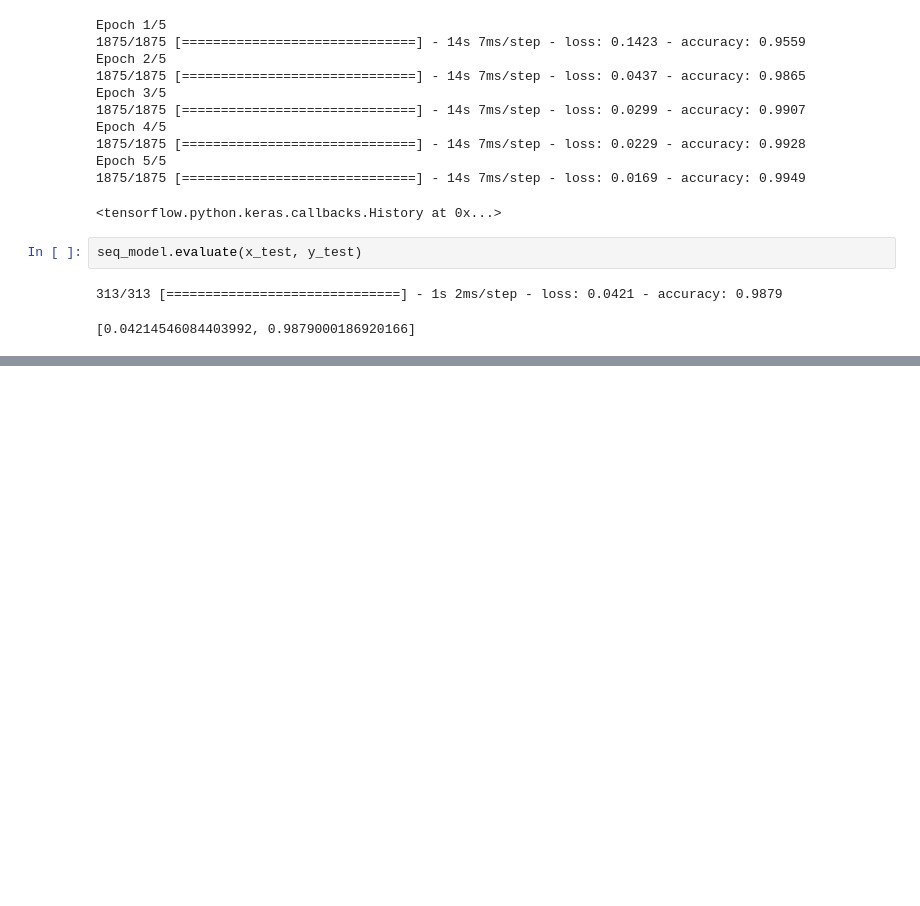
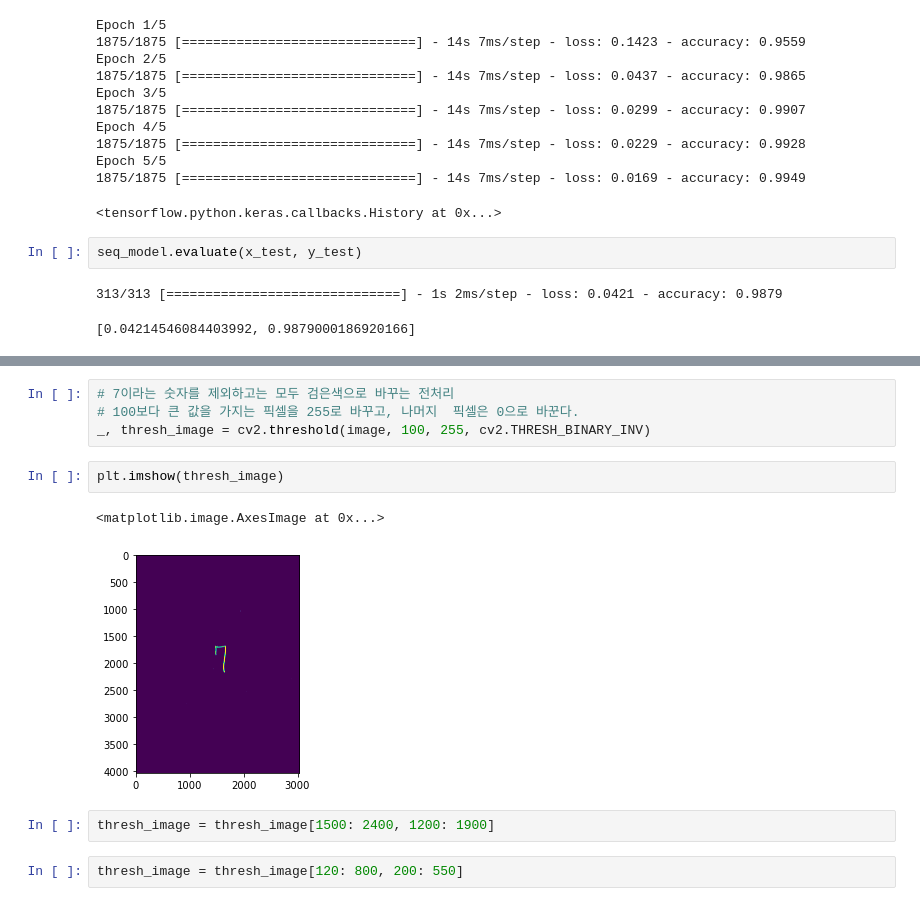
Before and after one commit to chanuuuuu/deep-learning-class, a Jupyter notebook: 3-0. CNN 기본 개념.ipynb, the cells around one changed output, grey strips where cells are left out. Cells and saved outputs as stored; diff of their text form; blank space fills up the shorter version.

```diff
--- a/3-0. CNN 기본 개념.ipynb
+++ b/3-0. CNN 기본 개념.ipynb
@@ -298,0 +698,13 @@ seq_model.evaluate(x_test, y_test)
+# %%
+# 7이라는 숫자를 제외하고는 모두 검은색으로 바꾸는 전처리
+# 100보다 큰 값을 가지는 픽셀을 255로 바꾸고, 나머지  픽셀은 0으로 바꾼다.
+_, thresh_image = cv2.threshold(image, 100, 255, cv2.THRESH_BINARY_INV)
+# %%
+plt.imshow(thresh_image)
+# %% [output]
+<matplotlib.image.AxesImage at 0x...>
+[figure, added]
+# %%
+thresh_image = thresh_image[1500: 2400, 1200: 1900]
+# %%
+thresh_image = thresh_image[120: 800, 200: 550]
```
Also changed, not shown: parts of 84 cells of this notebook, 2 other files.
